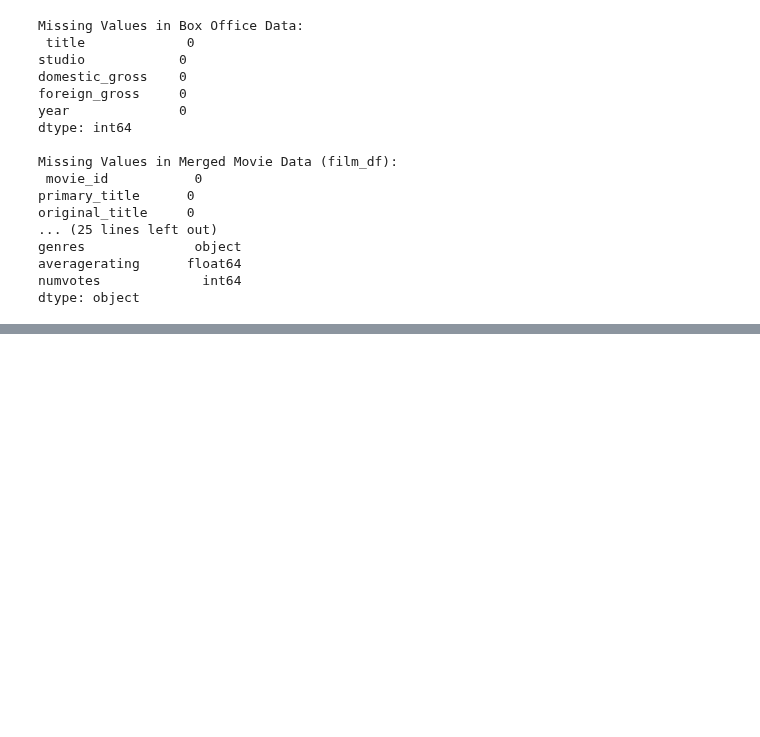
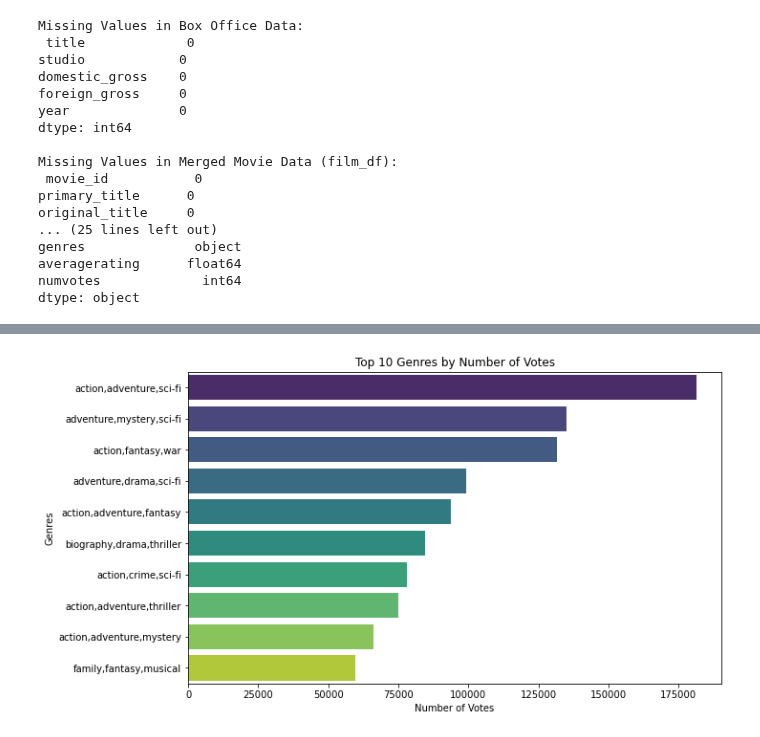
Before and after one commit to KarimzKarimz/Group4-Phase2-Project, a Jupyter notebook: eda.ipynb, the cells around one changed output, grey strips where cells are left out. Drawn from its saved outputs; the diff is of its cells as text; code cells hidden in the pictures; blank space fills up the shorter version.

```diff
--- a/eda.ipynb
+++ b/eda.ipynb
@@ -265,0 +425,11 @@ box_office_df.to_csv("cleaned_box_office_dataset.csv", index=False)
+# %%
+# Top 10 genres by votes
+top_10_genres_votes = film_df.groupby('genres')['numvotes'].mean().nlargest(10).reset_index()
+plt.figure(figsize=(10,6))
+sns.barplot(x='numvotes', y='genres', data=top_10_genres_votes, palette='viridis')
+plt.title('Top 10 Genres by Number of Votes')
+plt.xlabel('Number of Votes')
+plt.ylabel('Genres')
+plt.show()
+# %% [output]
+[figure, added]
```
Also changed, not shown: parts of 32 cells of this notebook.
